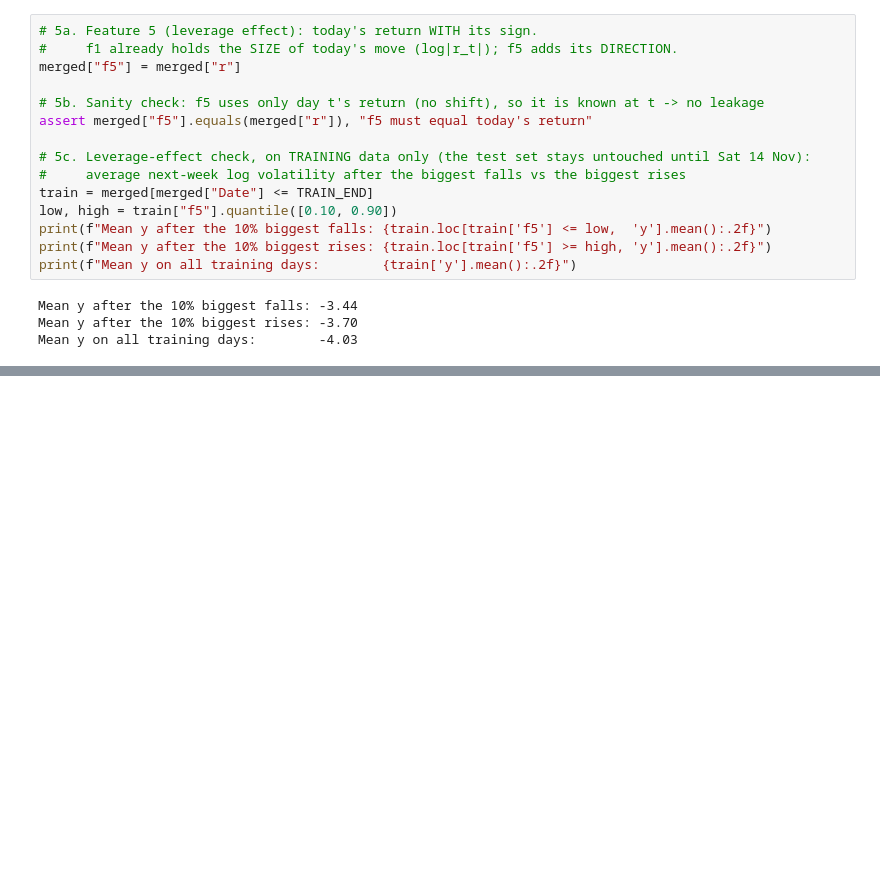
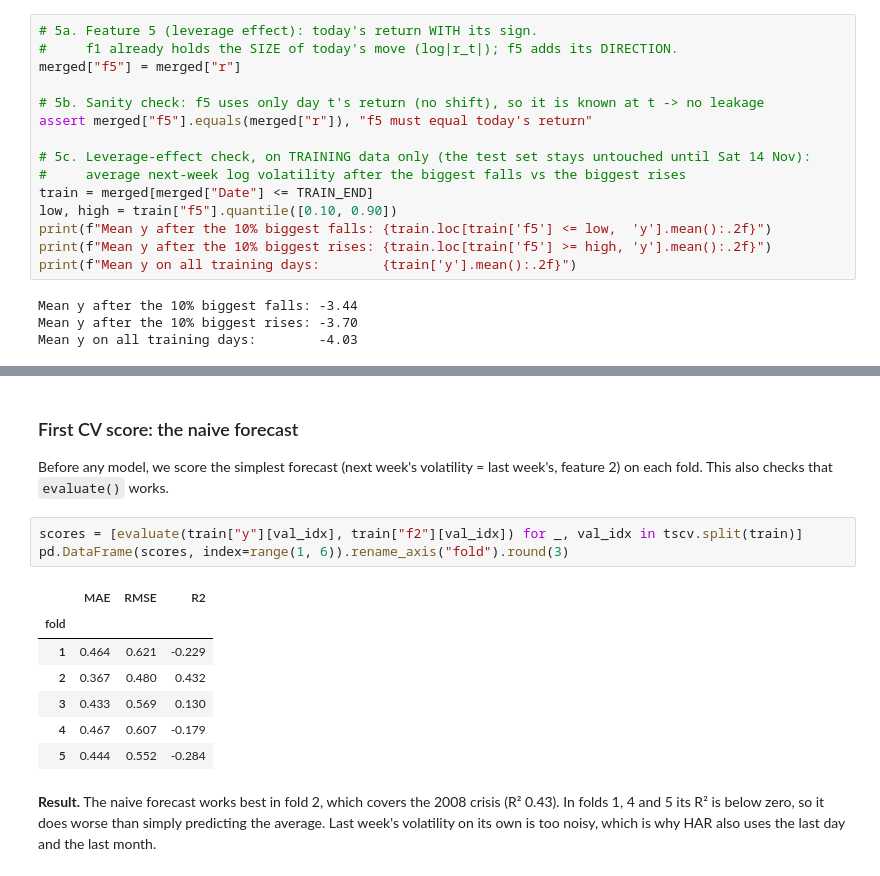
Before and after one commit to sadmanaraf/forecasting-spy-5-day-realised-volatility, a Jupyter notebook: Main_Notebook.ipynb, the cells around one changed output, grey strips where cells are left out. Drawn from its saved outputs; the diff is of its cells as text; blank space fills up the shorter version.

```diff
--- a/Main_Notebook.ipynb
+++ b/Main_Notebook.ipynb
@@ -402,0 +458,17 @@ Missing days refused: predictions must cover exactly the 717 test dates (2015-01
+# %% [markdown]
+### First CV score: the naive forecast
+
+Before any model, we score the simplest forecast (next week's volatility = last week's, feature 2) on each fold. This also checks that `evaluate()` works.
+# %%
+scores = [evaluate(train["y"][val_idx], train["f2"][val_idx]) for _, val_idx in tscv.split(train)]
+pd.DataFrame(scores, index=range(1, 6)).rename_axis("fold").round(3)
+# %% [output]
+|  | MAE | RMSE | R2 |
+| fold |  |  |  |
+| 1 | 0.464 | 0.621 | -0.229 |
+| 2 | 0.367 | 0.480 | 0.432 |
+| 3 | 0.433 | 0.569 | 0.130 |
+| 4 | 0.467 | 0.607 | -0.179 |
+| 5 | 0.444 | 0.552 | -0.284 |
+# %% [markdown]
+**Result.** The naive forecast works best in fold 2, which covers the 2008 crisis (R² 0.43). In folds 1, 4 and 5 its R² is below zero, so it does worse than simply predicting the average. Last week's volatility on its own is too noisy, which is why HAR also uses the last day and the last month.
```
Also changed, not shown: parts of 32 cells of this notebook, 4 other files.
